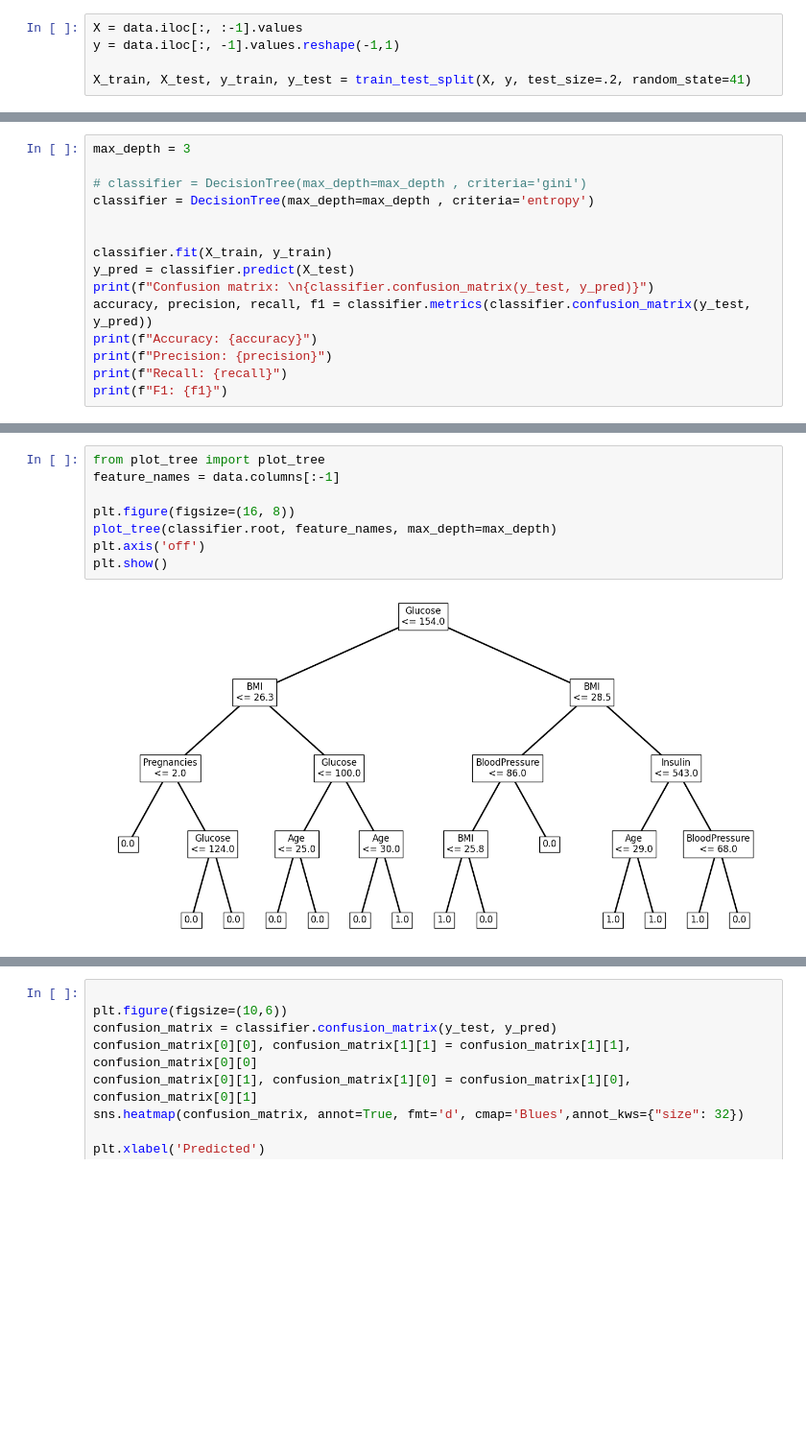
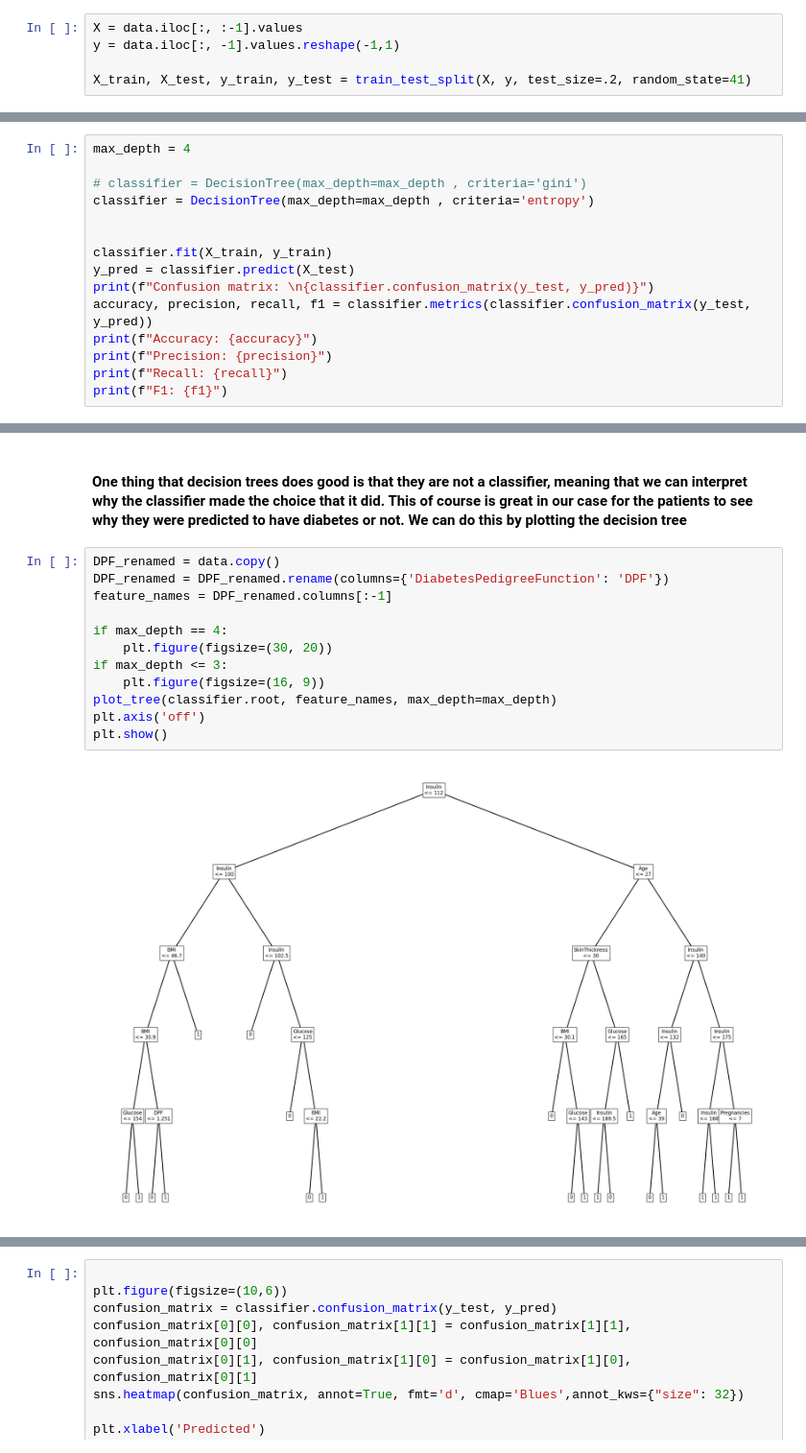
Before and after one commit to omerfarukaydin61/Diabetes-Prediction-with-Machine-Learning, a Jupyter notebook: project.ipynb, the cells around one changed output, grey strips where cells are left out. Shown at 96% size. Drawn from its saved outputs; the diff is of its cells as text; blank space fills up the shorter version.

```diff
--- a/project.ipynb
+++ b/project.ipynb
@@ -117,5 +123,5 @@ X_train, X_test, y_train, y_test = train_test_split(X, y, test_size=.2, random_s
 # %%
-max_depth = 3
+max_depth = 4
 
 # classifier = DecisionTree(max_depth=max_depth , criteria='gini')
 classifier = DecisionTree(max_depth=max_depth , criteria='entropy')
@@ -154,10 +163,16 @@ plt.gca().invert_yaxis()
+# %% [markdown]
+#### One thing that decision trees does good is that they are not a classifier, meaning that we can interpret why the classifier made the choice that it did. This of course is great in our case for the patients to see why they were predicted to have diabetes or not. We can do this by plotting the decision tree
 # %%
-from plot_tree import plot_tree
-feature_names = data.columns[:-1]
+DPF_renamed = data.copy()
+DPF_renamed = DPF_renamed.rename(columns={'DiabetesPedigreeFunction': 'DPF'})
+feature_names = DPF_renamed.columns[:-1]
 
-plt.figure(figsize=(16, 8))
+if max_depth == 4:
+    plt.figure(figsize=(30, 20))
+if max_depth <= 3:
+    plt.figure(figsize=(16, 9))
 plot_tree(classifier.root, feature_names, max_depth=max_depth)
 plt.axis('off')
 plt.show()
 # %% [output]
-[figure, old version]
+[figure, new version]
```
Also changed, not shown: parts of 13 cells of this notebook, 1 other file.
